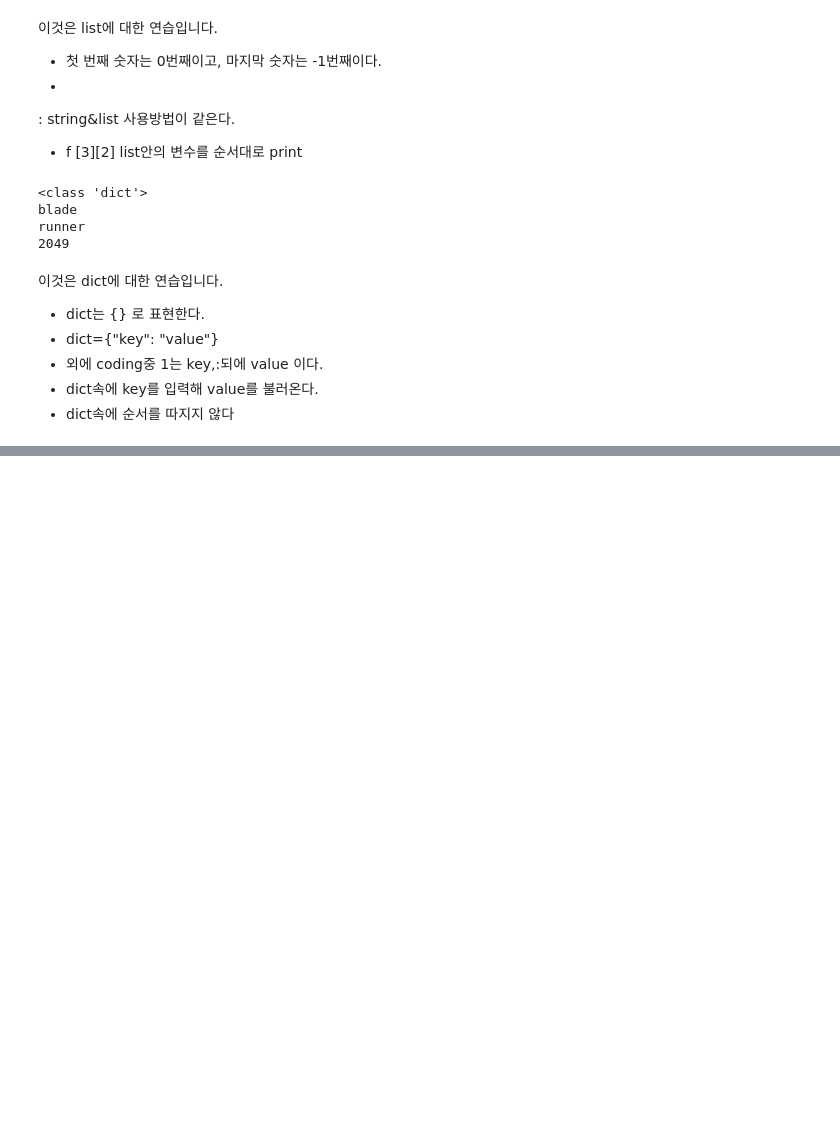
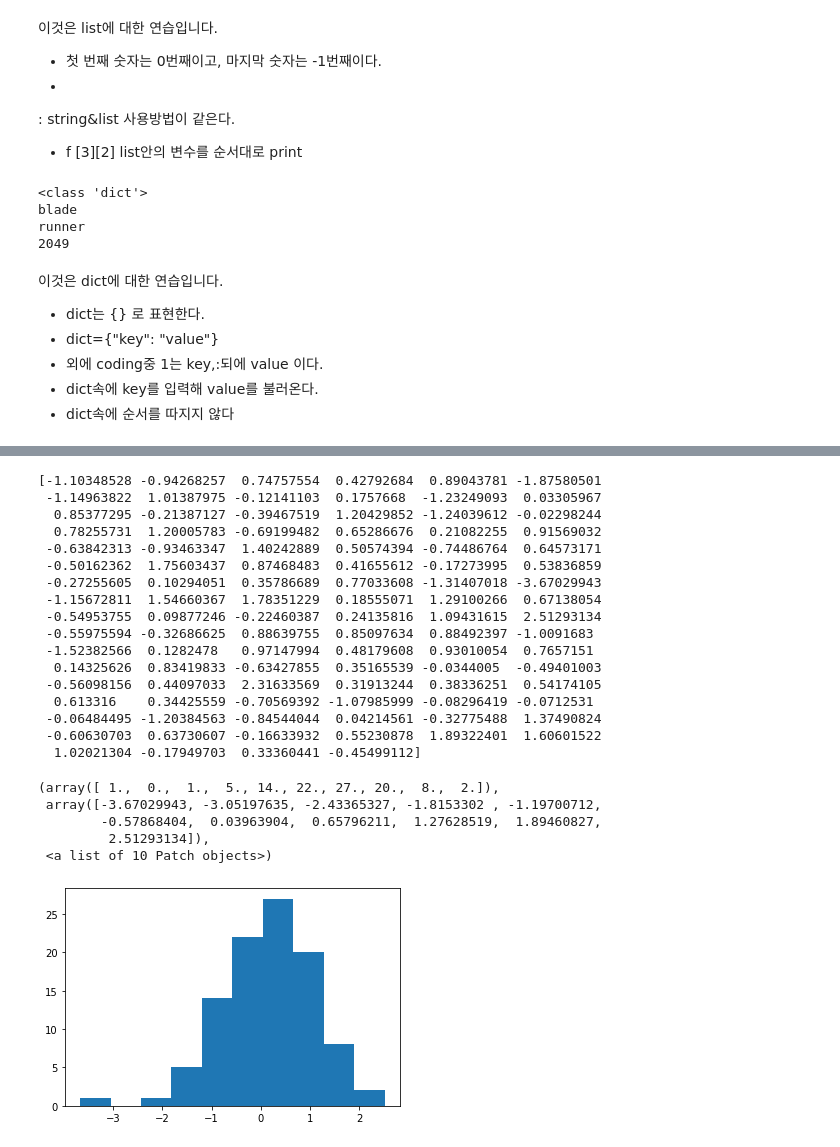
Before and after one commit to zhaoziqian2019240083/2022.3-, a Jupyter notebook: 3_21_assignment.ipynb, the cells around one changed output, grey strips where cells are left out. Drawn from its saved outputs; the diff is of its cells as text; code cells hidden in the pictures; blank space fills up the shorter version.

```diff
--- a/3_21_assignment.ipynb
+++ b/3_21_assignment.ipynb
@@ -99,0 +528,29 @@ runner
+# %%
+import matplotlib.pyplot as plt
+x = np.random.normal(0, 1, 100)
+print(x)
+plt.hist(x, bins=10)
+# %% [output]
+[-1.10348528 -0.94268257  0.74757554  0.42792684  0.89043781 -1.87580501
+ -1.14963822  1.01387975 -0.12141103  0.1757668  -1.23249093  0.03305967
+  0.85377295 -0.21387127 -0.39467519  1.20429852 -1.24039612 -0.02298244
+  0.78255731  1.20005783 -0.69199482  0.65286676  0.21082255  0.91569032
+ -0.63842313 -0.93463347  1.40242889  0.50574394 -0.74486764  0.64573171
+ -0.50162362  1.75603437  0.87468483  0.41655612 -0.17273995  0.53836859
+ -0.27255605  0.10294051  0.35786689  0.77033608 -1.31407018 -3.67029943
+ -1.15672811  1.54660367  1.78351229  0.18555071  1.29100266  0.67138054
+ -0.54953755  0.09877246 -0.22460387  0.24135816  1.09431615  2.51293134
+ -0.55975594 -0.32686625  0.88639755  0.85097634  0.88492397 -1.0091683
+ -1.52382566  0.1282478   0.97147994  0.48179608  0.93010054  0.7657151
+  0.14325626  0.83419833 -0.63427855  0.35165539 -0.0344005  -0.49401003
+ -0.56098156  0.44097033  2.31633569  0.31913244  0.38336251  0.54174105
+  0.613316    0.34425559 -0.70569392 -1.07985999 -0.08296419 -0.0712531
+ -0.06484495 -1.20384563 -0.84544044  0.04214561 -0.32775488  1.37490824
+ -0.60630703  0.63730607 -0.16633932  0.55230878  1.89322401  1.60601522
+  1.02021304 -0.17949703  0.33360441 -0.45499112]
+(array([ 1.,  0.,  1.,  5., 14., 22., 27., 20.,  8.,  2.]),
+ array([-3.67029943, -3.05197635, -2.43365327, -1.8153302 , -1.19700712,
+        -0.57868404,  0.03963904,  0.65796211,  1.27628519,  1.89460827,
+         2.51293134]),
+ <a list of 10 Patch objects>)
+[figure, added]
```
Also changed, not shown: parts of 73 cells of this notebook.
